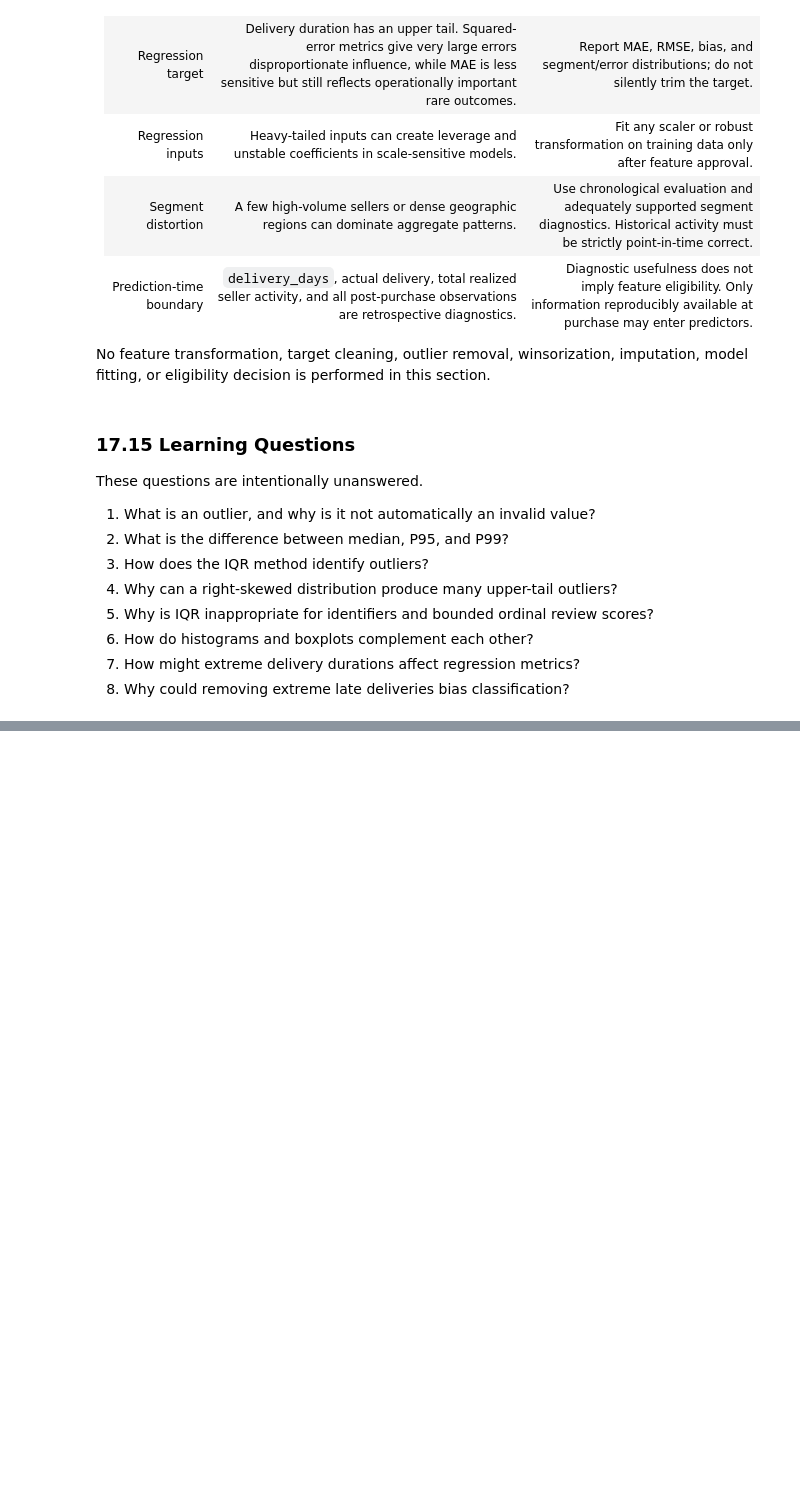
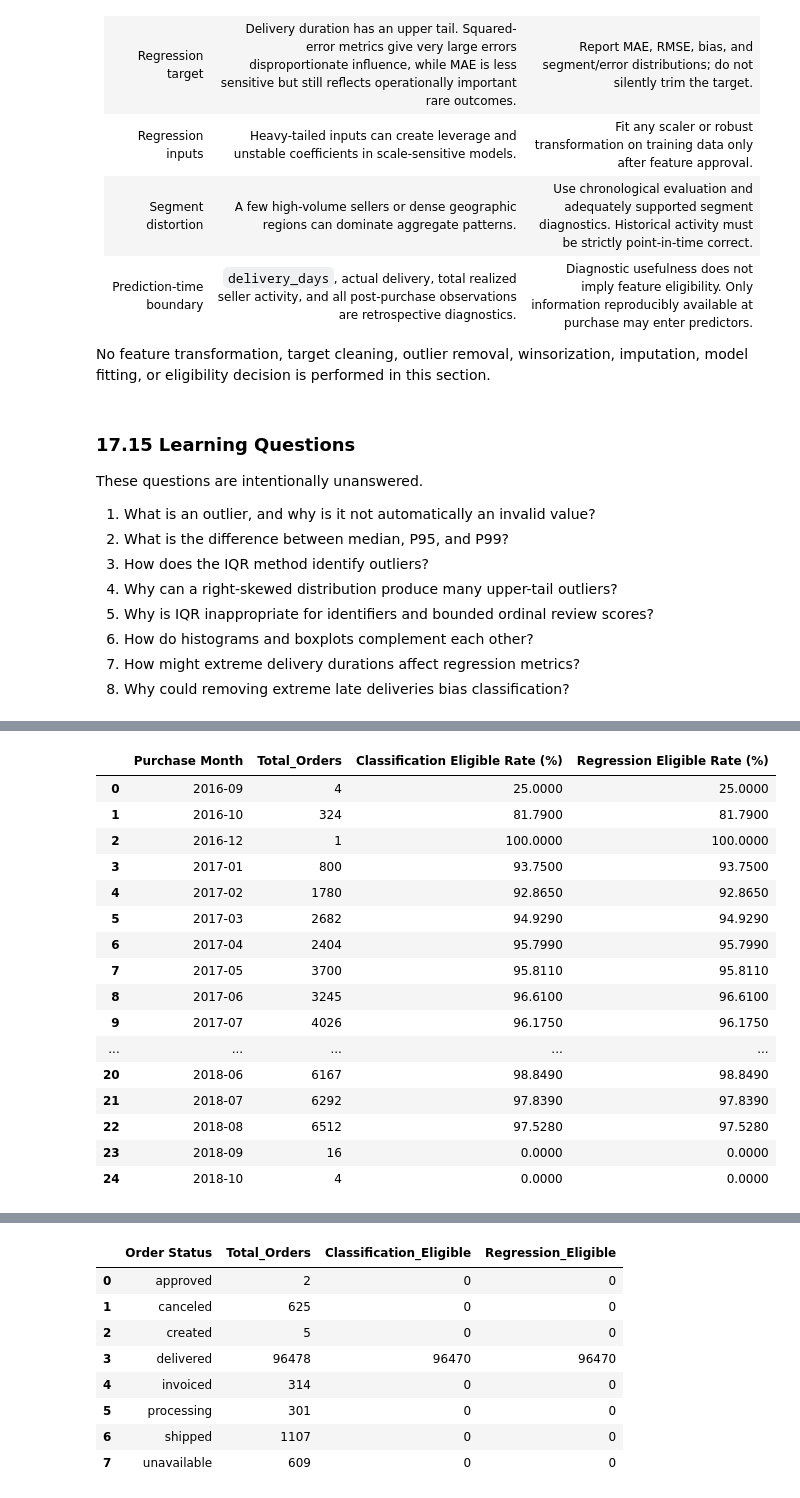
Before and after one commit to mmubashir95/ecommerce-delivery-intelligence, a Jupyter notebook: notebooks/02_data_quality.ipynb, the cells around one changed output, grey strips where cells are left out. Saved outputs shown, nothing was run; the diff lists cells and outputs as text; code cells hidden in the pictures; blank space fills up the shorter version.

```diff
--- a/notebooks/02_data_quality.ipynb
+++ b/notebooks/02_data_quality.ipynb
@@ -4828,0 +5267,66 @@ These questions are intentionally unanswered.
+# %%
+# Customers is unique on customer_id, so this validated many-to-one join keeps
+# the source order grain exactly one row per order.
+eligibility_bias = target_orders[[
+    "order_id", "customer_id", "order_status", "order_purchase_timestamp"
+]].merge(
+    raw_datasets["Customers"][["customer_id", "customer_state"]],
+    on="customer_id",
+    how="left",
+    validate="many_to_one",
+)
+eligibility_bias["Classification Eligible"] = classification_eligible.to_numpy()
+eligibility_bias["Regression Eligible"] = regression_eligible.to_numpy()
+eligibility_bias["Purchase Month"] = eligibility_bias["order_purchase_timestamp"].dt.to_period("M").astype("string")
+
+assert len(eligibility_bias) == total_orders
+assert eligibility_bias["order_id"].is_unique
+
+monthly_eligibility = eligibility_bias.groupby("Purchase Month", dropna=False).agg(
+    Total_Orders=("order_id", "size"),
+    Classification_Eligible_Rate=("Classification Eligible", "mean"),
+    Regression_Eligible_Rate=("Regression Eligible", "mean"),
+).reset_index()
+monthly_eligibility[["Classification Eligible Rate (%)", "Regression Eligible Rate (%)"]] = (
+    monthly_eligibility[["Classification_Eligible_Rate", "Regression_Eligible_Rate"]].mul(100)
+)
+monthly_eligibility = monthly_eligibility.drop(columns=["Classification_Eligible_Rate", "Regression_Eligible_Rate"])
+
+state_eligibility = eligibility_bias.groupby("customer_state", dropna=False).agg(
+    Total_Orders=("order_id", "size"),
+    Classification_Eligible_Rate=("Classification Eligible", "mean"),
+    Regression_Eligible_Rate=("Regression Eligible", "mean"),
+).reset_index().rename(columns={"customer_state": "Customer State"})
+state_eligibility = state_eligibility.loc[state_eligibility["Total_Orders"].ge(100)].copy()
+state_eligibility[["Classification Eligible Rate (%)", "Regression Eligible Rate (%)"]] = (
+    state_eligibility[["Classification_Eligible_Rate", "Regression_Eligible_Rate"]].mul(100)
+)
+state_eligibility = state_eligibility.drop(columns=["Classification_Eligible_Rate", "Regression_Eligible_Rate"])
+
+status_eligibility = eligibility_bias.groupby("order_status", dropna=False).agg(
+    Total_Orders=("order_id", "size"),
+    Classification_Eligible=("Classification Eligible", "sum"),
+    Regression_Eligible=("Regression Eligible", "sum"),
+).reset_index().rename(columns={"order_status": "Order Status"})
+
+display(monthly_eligibility.round(3))
+display(state_eligibility.sort_values("Classification Eligible Rate (%)").round(3))
+display(status_eligibility)
+# %% [output]
+|  | Purchase Month | Total_Orders | Classification Eligible Rate (%) | Regression Eligible Rate (%) |
+| 0 | 2016-09 | 4 | 25.0000 | 25.0000 |
+| 1 | 2016-10 | 324 | 81.7900 | 81.7900 |
+| 2 | 2016-12 | 1 | 100.0000 | 100.0000 |
+| 3 | 2017-01 | 800 | 93.7500 | 93.7500 |
+| 4 | 2017-02 | 1780 | 92.8650 | 92.8650 |
+| 5 | 2017-03 | 2682 | 94.9290 | 94.9290 |
+| 6 | 2017-04 | 2404 | 95.7990 | 95.7990 |
+| 7 | 2017-05 | 3700 | 95.8110 | 95.8110 |
+| 8 | 2017-06 | 3245 | 96.6100 | 96.6100 |
+| 9 | 2017-07 | 4026 | 96.1750 | 96.1750 |
+| ... | ... | ... | ... | ... |
+| 20 | 2018-06 | 6167 | 98.8490 | 98.8490 |
+| 21 | 2018-07 | 6292 | 97.8390 | 97.8390 |
+| 22 | 2018-08 | 6512 | 97.5280 | 97.5280 |
+| 23 | 2018-09 | 16 | 0.0000 | 0.0000 |
+| 24 | 2018-10 | 4 | 0.0000 | 0.0000 |
@@ -4828,0 +5350,9 @@ These questions are intentionally unanswered.
+|  | Order Status | Total_Orders | Classification_Eligible | Regression_Eligible |
+| 0 | approved | 2 | 0 | 0 |
+| 1 | canceled | 625 | 0 | 0 |
+| 2 | created | 5 | 0 | 0 |
+| 3 | delivered | 96478 | 96470 | 96470 |
+| 4 | invoiced | 314 | 0 | 0 |
+| 5 | processing | 301 | 0 | 0 |
+| 6 | shipped | 1107 | 0 | 0 |
+| 7 | unavailable | 609 | 0 | 0 |
```
Also changed, not shown: parts of 24 cells of this notebook.
